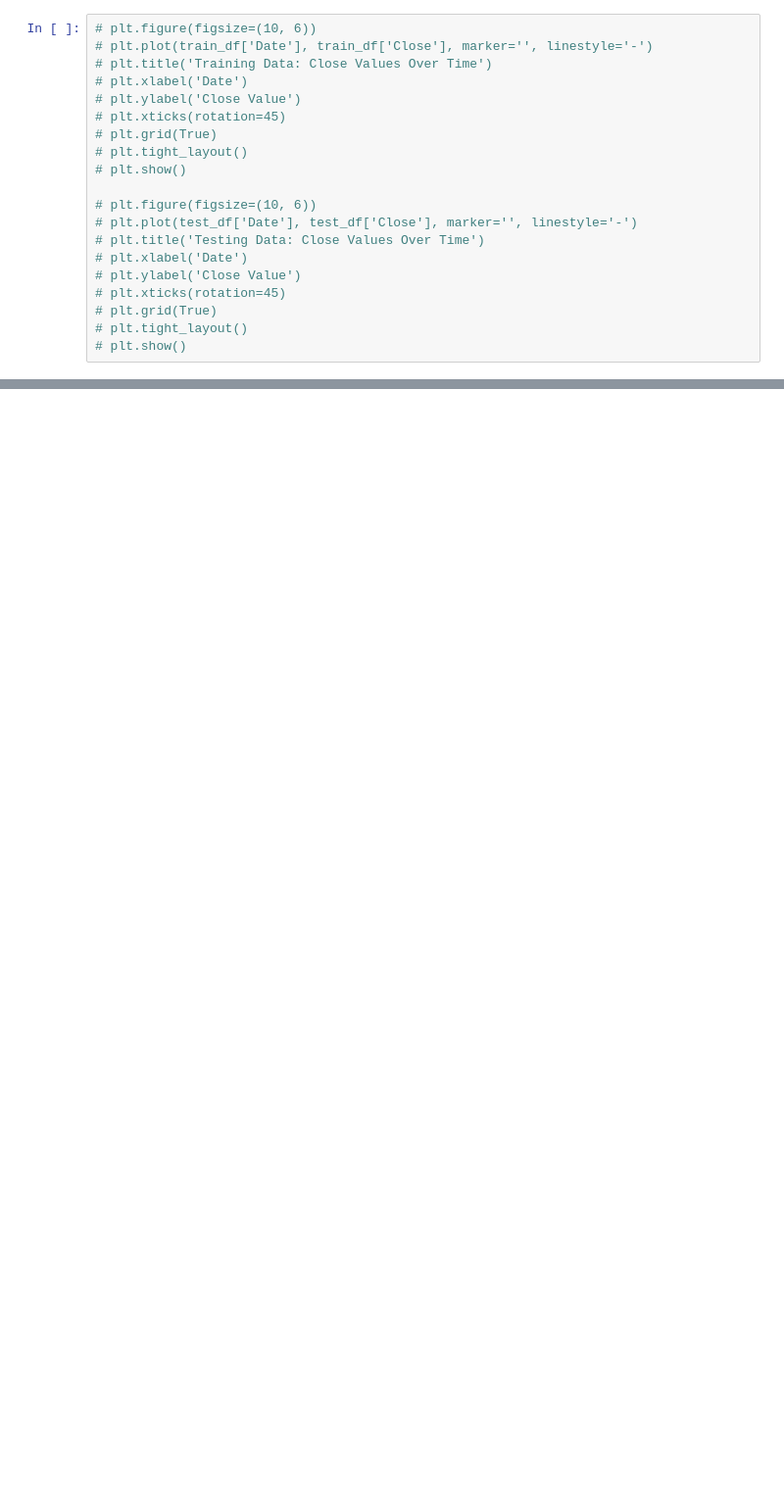
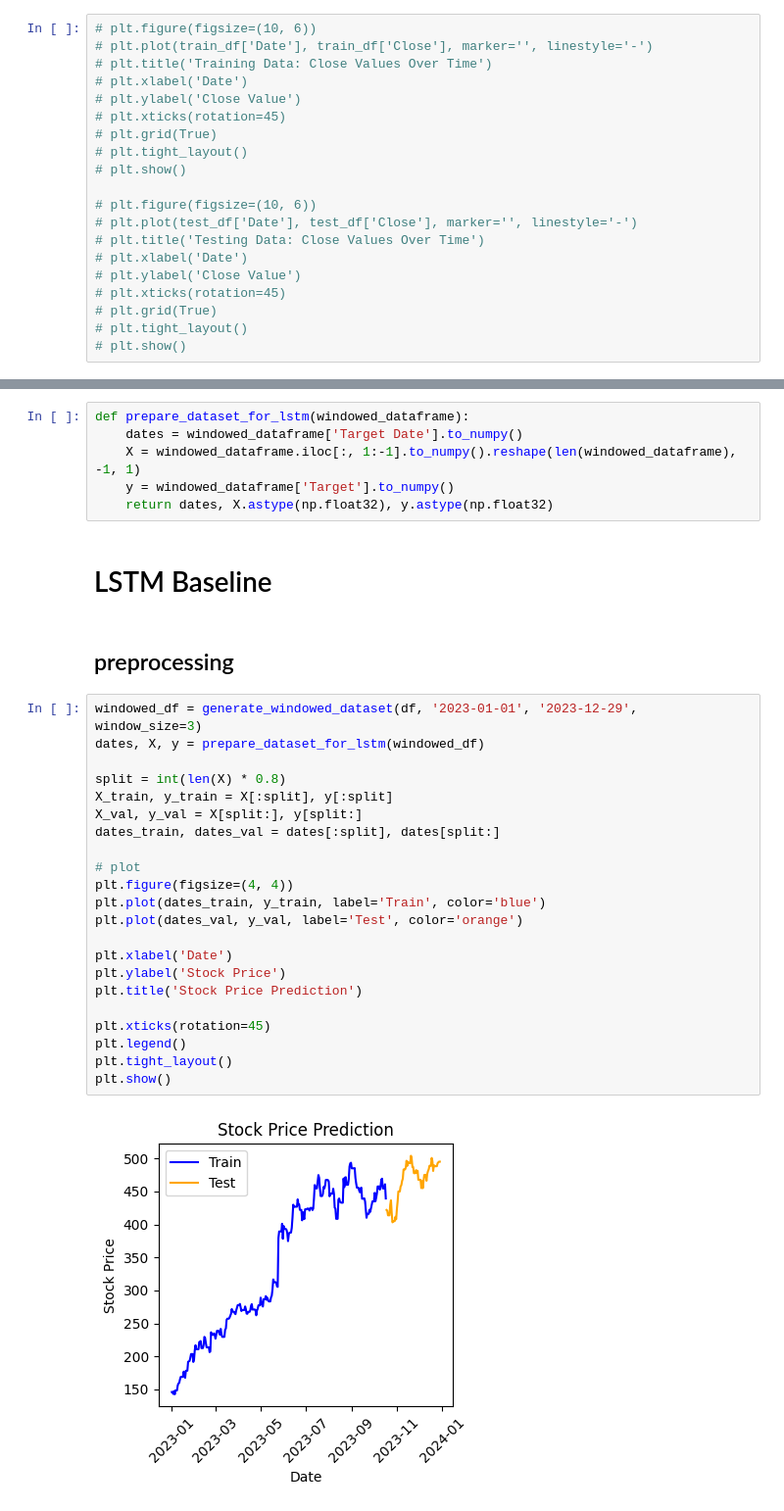
Before and after one commit to GustavLundberg1/LSTM-Neural-Network-for-Stock-Market-prediciton, a Jupyter notebook: main.ipynb, the cells around one changed output, grey strips where cells are left out. Shown at 98% size. Saved outputs shown, nothing was run; the diff lists cells and outputs as text; blank space fills up the shorter version.

Commit message:
baseline LSTM implemented

```diff
--- a/main.ipynb
+++ b/main.ipynb
@@ -127,0 +88,34 @@ windowed_df
+# %%
+def prepare_dataset_for_lstm(windowed_dataframe):
+    dates = windowed_dataframe['Target Date'].to_numpy()
+    X = windowed_dataframe.iloc[:, 1:-1].to_numpy().reshape(len(windowed_dataframe), -1, 1)
+    y = windowed_dataframe['Target'].to_numpy()
+    return dates, X.astype(np.float32), y.astype(np.float32)
+# %% [markdown]
+# LSTM Baseline
+# %% [markdown]
+## preprocessing
+# %%
+windowed_df = generate_windowed_dataset(df, '2023-01-01', '2023-12-29', window_size=3)
+dates, X, y = prepare_dataset_for_lstm(windowed_df)
+
+split = int(len(X) * 0.8)
+X_train, y_train = X[:split], y[:split]
+X_val, y_val = X[split:], y[split:]
+dates_train, dates_val = dates[:split], dates[split:]
+
+# plot
+plt.figure(figsize=(4, 4))
+plt.plot(dates_train, y_train, label='Train', color='blue')
+plt.plot(dates_val, y_val, label='Test', color='orange')
+
+plt.xlabel('Date')
+plt.ylabel('Stock Price')
+plt.title('Stock Price Prediction')
+
+plt.xticks(rotation=45)
+plt.legend()
+plt.tight_layout()
+plt.show()
+# %% [output]
+[figure, added]
```
Also changed, not shown: parts of 12 cells of this notebook, 1 other file.
